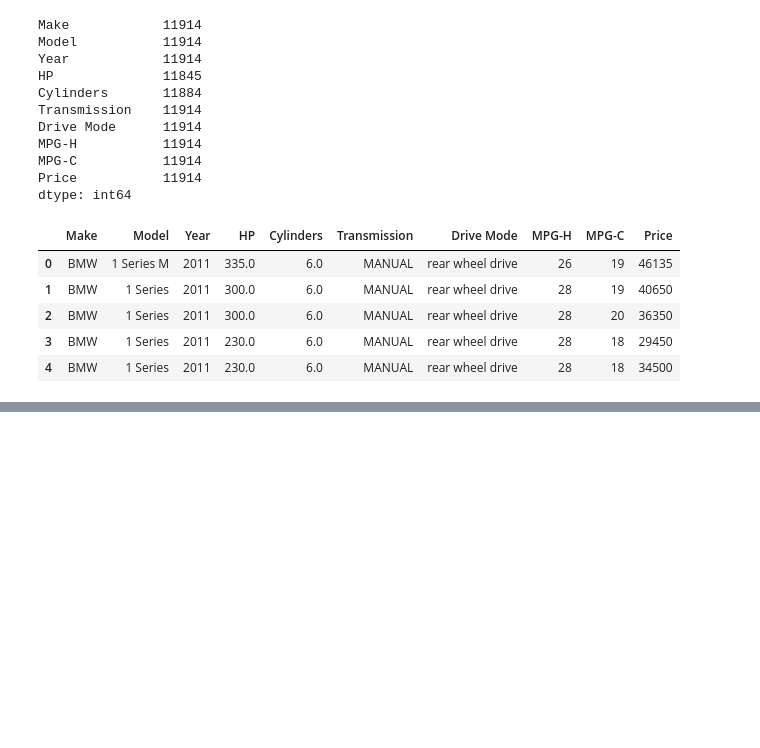
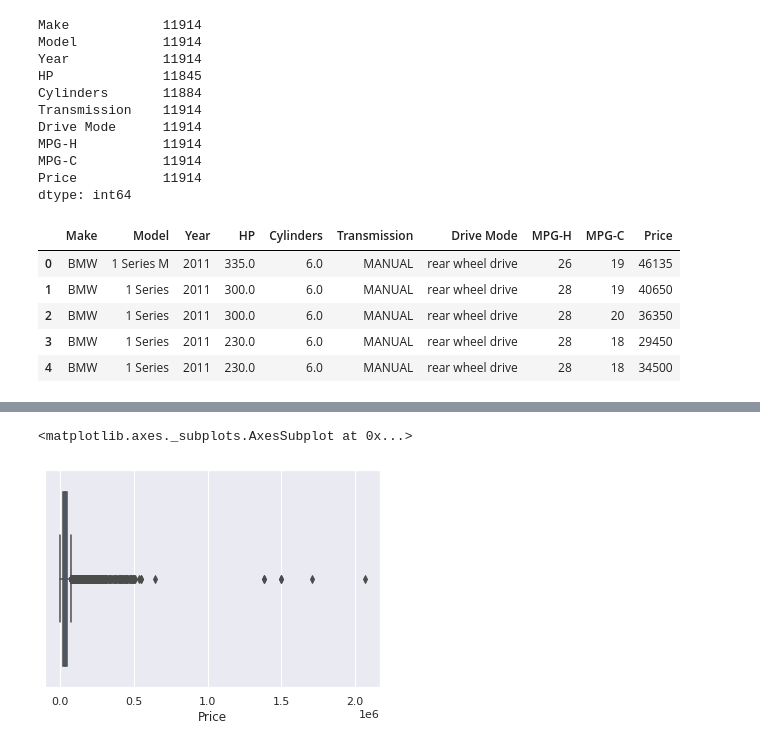
Before and after one commit to 224986/ASE_Ciencia_de_Datos, a Jupyter notebook: Untitled5.ipynb, the cells around one changed output, grey strips where cells are left out. Cells and saved outputs as stored; diff of their text form; code cells hidden in the pictures; blank space fills up the shorter version.

```diff
--- a/Untitled5.ipynb
+++ b/Untitled5.ipynb
@@ -116,0 +154,4 @@ df.head(5)
+# %%
+#matamos a los NULL
+df = df.dropna()
+df.count()
@@ -116,0 +185,7 @@ df.head(5)
+# %%
+#Vamos a buscar los outliers (para matarlos >:) o no, solo los ignoramos)
+#Usamos varias garficas para verlos
+sns.boxplot(x=df["Price"])
+# %% [output]
+<matplotlib.axes._subplots.AxesSubplot at 0x...>
+[figure, added]
```
Also changed, not shown: parts of 13 cells of this notebook.
